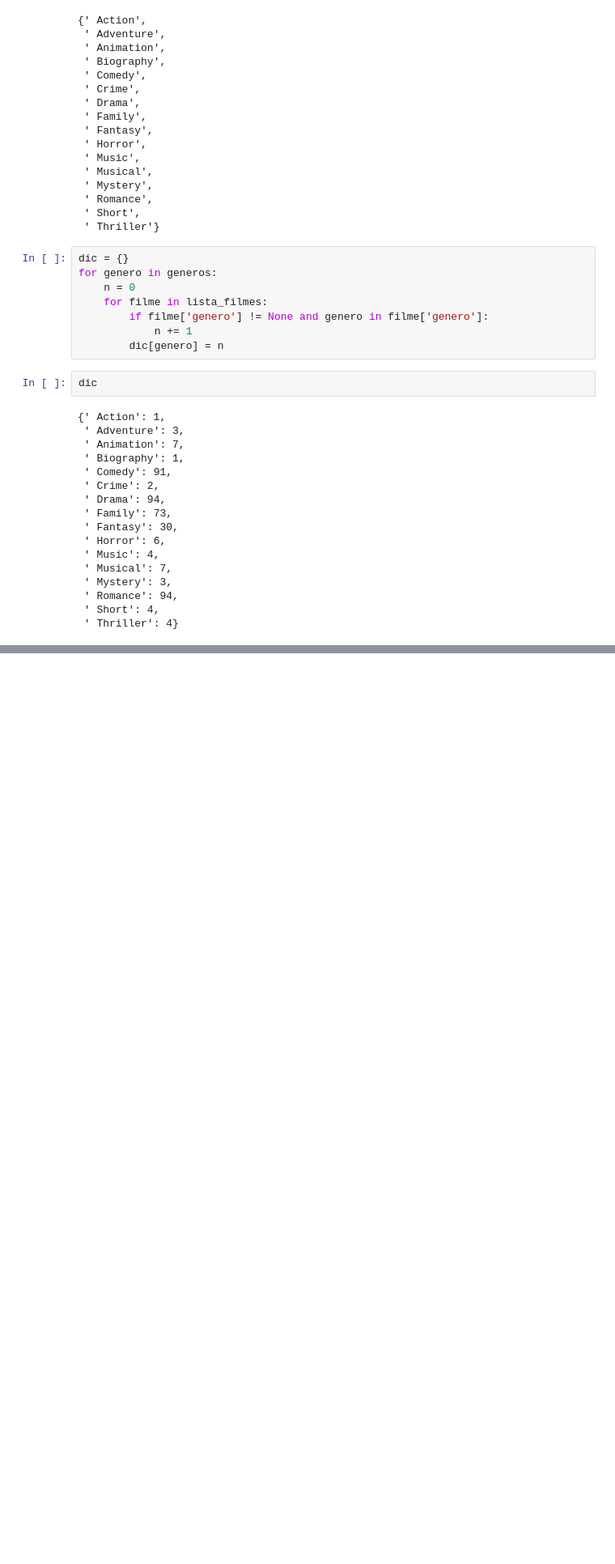
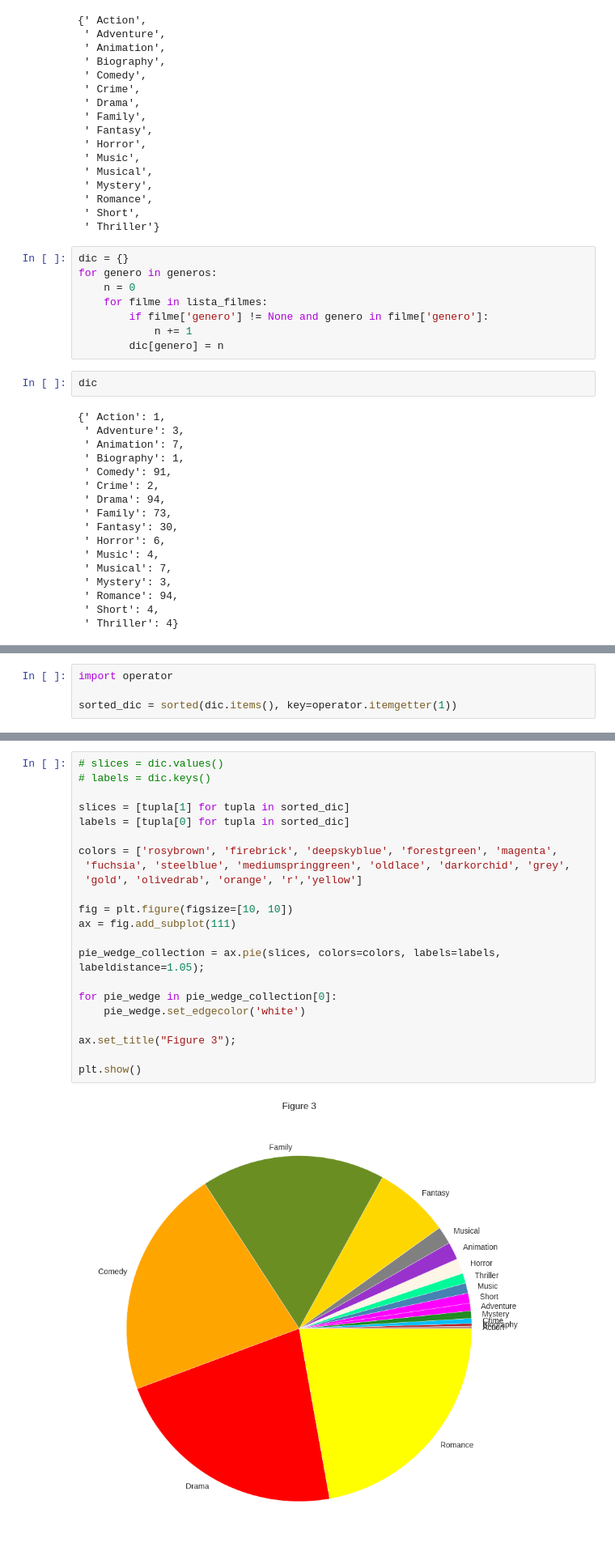
Before and after one commit to SCloves/filmes_de_natal_iMDb, a Jupyter notebook: filmes_natal_iMBDb.ipynb, the cells around one changed output, grey strips where cells are left out. Shown: that part at 81% size. Drawn from its saved outputs; the diff is of its cells as text; blank space fills up the shorter version.

```diff
--- a/filmes_natal_iMBDb.ipynb
+++ b/filmes_natal_iMBDb.ipynb
@@ -863,0 +840,4 @@ plt.show()
+# %%
+import operator
+
+sorted_dic = sorted(dic.items(), key=operator.itemgetter(1))
@@ -863,0 +882,24 @@ plt.show()
+# %%
+# slices = dic.values()
+# labels = dic.keys()
+
+slices = [tupla[1] for tupla in sorted_dic]
+labels = [tupla[0] for tupla in sorted_dic]
+
+colors = ['rosybrown', 'firebrick', 'deepskyblue', 'forestgreen', 'magenta',
+ 'fuchsia', 'steelblue', 'mediumspringgreen', 'oldlace', 'darkorchid', 'grey',
+ 'gold', 'olivedrab', 'orange', 'r','yellow']
+
+fig = plt.figure(figsize=[10, 10])
+ax = fig.add_subplot(111)
+
+pie_wedge_collection = ax.pie(slices, colors=colors, labels=labels, labeldistance=1.05);
+
+for pie_wedge in pie_wedge_collection[0]:
+    pie_wedge.set_edgecolor('white')
+
+ax.set_title("Figure 3");
+
+plt.show()
+# %% [output]
+[figure, added]
```
Also changed, not shown: parts of 8 cells of this notebook, 3 other files.
